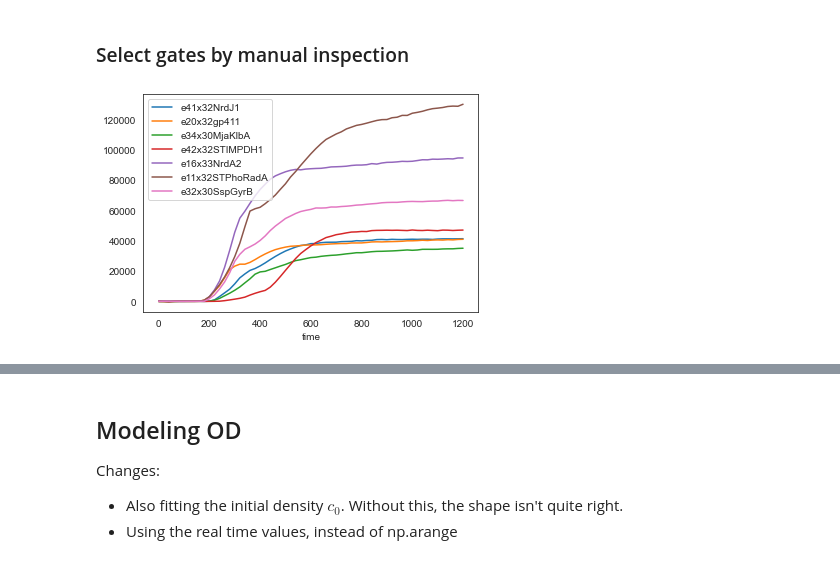
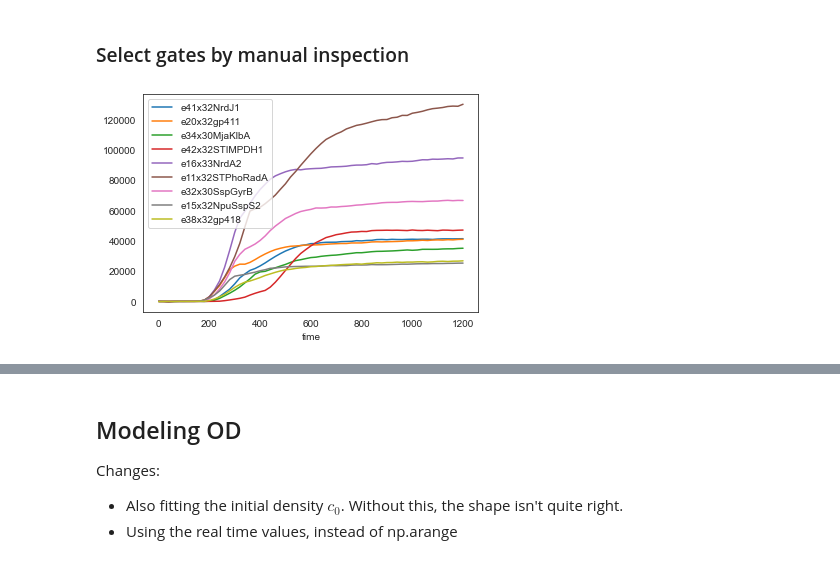
Before and after one commit to rmardian/intein-based-circuits, a Jupyter notebook: Design Automation - Model Layering.ipynb, the cells around one changed output, grey strips where cells are left out. Drawn from its saved outputs; the diff is of its cells as text; code cells hidden in the pictures.

```diff
--- a/Design Automation - Model Layering.ipynb
+++ b/Design Automation - Model Layering.ipynb
@@ -40,10 +41,10 @@ gfp_od_2 = od_raw_2['gfp_med_1']
 ### Select gates by manual inspection
 # %%
 selected = ['e41x32NrdJ1', 'e20x32gp411', 'e34x30MjaKlbA', 'e42x32STIMPDH1',
-           'e16x33NrdA2', 'e11x32STPhoRadA', 'e32x30SspGyrB']
+           'e16x33NrdA2', 'e11x32STPhoRadA', 'e32x30SspGyrB', 'e15x32NpuSspS2', 'e38x32gp418']
 fluo_selected = fluo[selected]
 od_selected = od[selected]
 fluo_selected.plot()
 plt.show()
 # %% [output]
-[figure, old version]
+[figure, new version]
```
Also changed, not shown: parts of 27 cells of this notebook, 36 other files.
